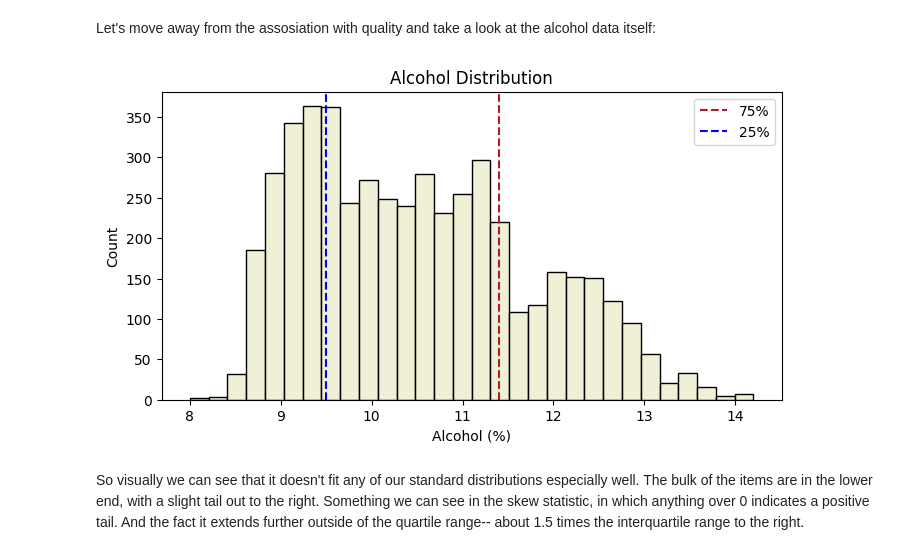
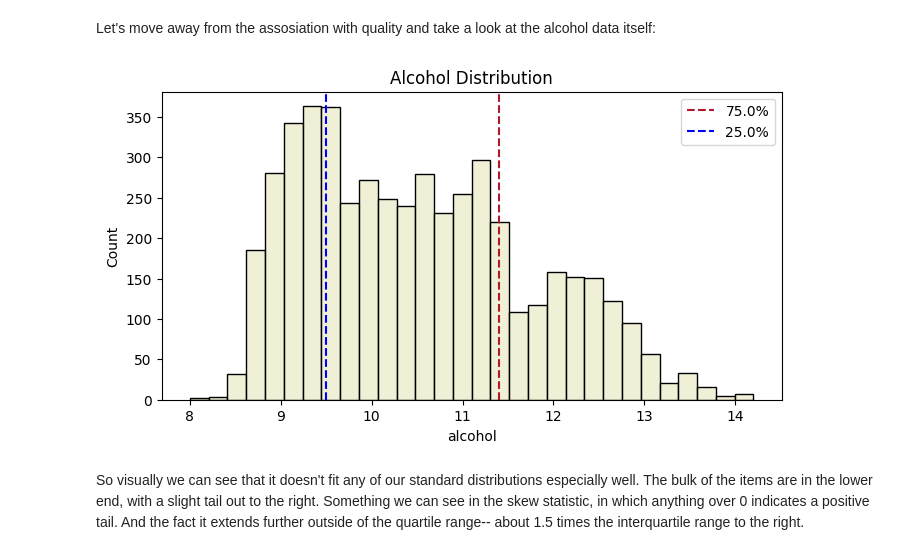
Before and after one commit to jklydev/everything-counts-summative-1, a Jupyter notebook: wine.ipynb, the cells around one changed output. Saved outputs shown, nothing was run; the diff lists cells and outputs as text; code cells hidden in the pictures.

```diff
--- a/wine.ipynb
+++ b/wine.ipynb
@@ -528,19 +528,21 @@ f'{percent:.2f}%'
 # %% [markdown]
 Let's move away from the assosiation with quality and take a look at the alcohol data itself:
 # %%
-q1, q3 = white_wines.alcohol.quantile([0.25, 0.75])
-iqr = q3 - q1
+def plot_dist(feature, qs=[0.25, 0.75]):
+    q1, q3 = white_wines[feature].quantile(qs)
 
-plt.figure(figsize=(8,4))
-sns.histplot(white_wines.alcohol, bins=30, color=palette['white'])
-plt.xlabel("Alcohol (%)")
-plt.title("Alcohol Distribution")
-plt.axvline(q3, color=palette['red'], ls="--", label='75%')
-plt.axvline(q1, color='blue', ls="--", label='25%')
-plt.legend()
-plt.show()
+    plt.figure(figsize=(8,4))
+    sns.histplot(white_wines[feature], bins=30, color=palette['white'])
+    plt.xlabel(f"{feature}")
+    plt.title(f"{feature[0].upper()}{feature[1:]} Distribution")
+    plt.axvline(q3, color=palette['red'], ls="--", label=f'{qs[1]*100}%')
+    plt.axvline(q1, color='blue', ls="--", label=f'{qs[0]*100}%')
+    plt.legend()
+    plt.show()
+
+plot_dist('alcohol')
 # %% [output]
-[figure, old version]
+[figure, new version]
 # %% [markdown]
 So visually we can see that it doesn't fit any of our standard distributions especially well. The bulk of the items are in the lower end, with a slight tail out to the right. Something we can see in the skew statistic, in which anything over 0 indicates a positive tail. And the fact it extends further outside of the quartile range-- about 1.5 times the interquartile range to the right.
 # %%
```
Also changed, not shown: parts of 18 cells of this notebook.
